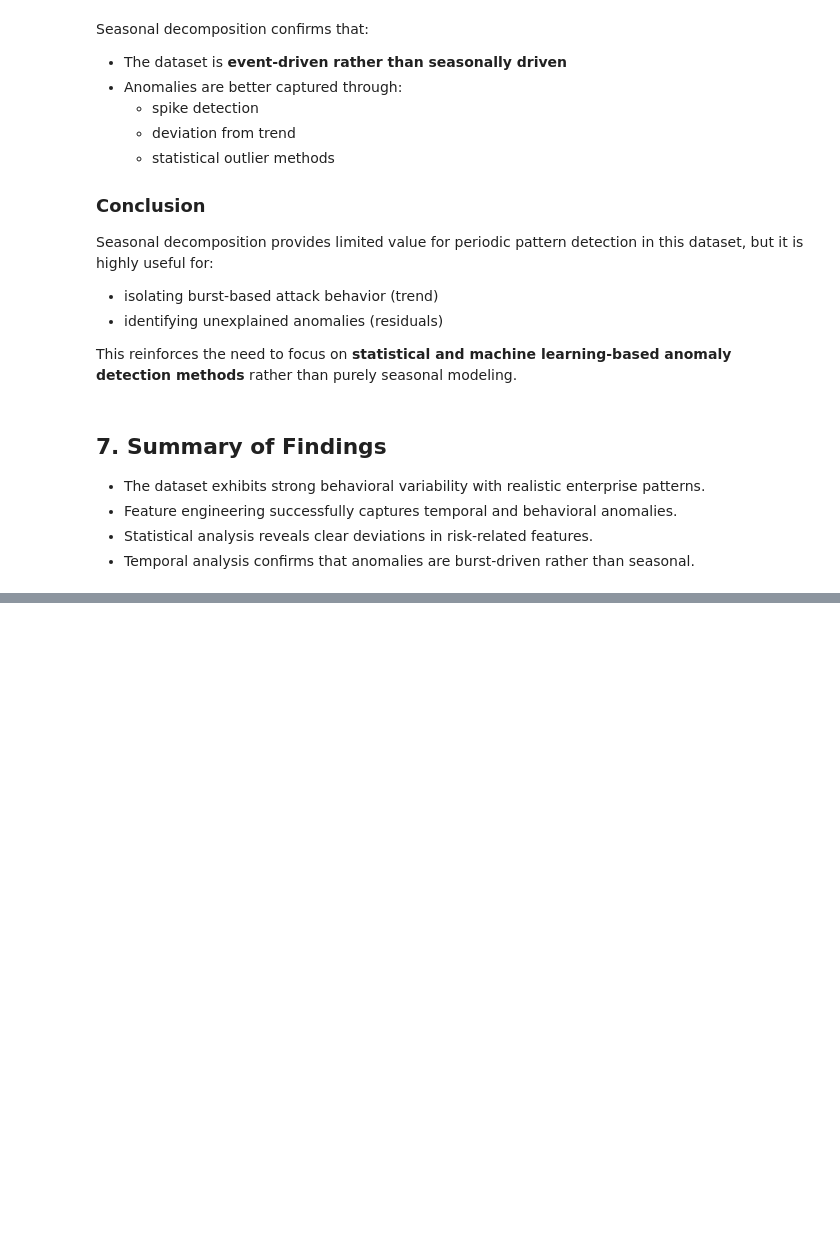
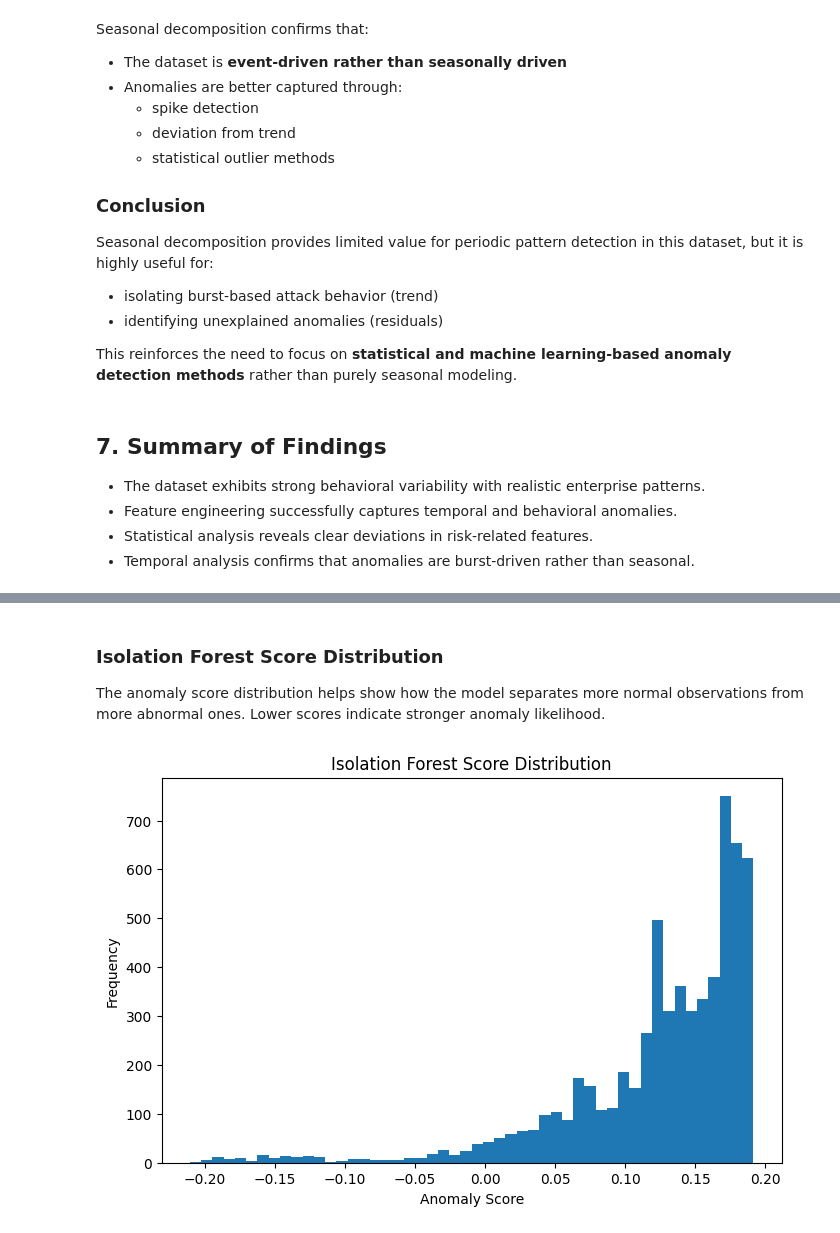
Before and after one commit to 0x0allenace/security-anomaly-project, a Jupyter notebook: notebooks/exploration.ipynb, the cells around one changed output, grey strips where cells are left out. Saved outputs shown, nothing was run; the diff lists cells and outputs as text; code cells hidden in the pictures; blank space fills up the shorter version.

```diff
--- a/notebooks/exploration.ipynb
+++ b/notebooks/exploration.ipynb
@@ -613,0 +642,12 @@ This reinforces the need to focus on **statistical and machine learning-based an
+# %% [markdown]
+### Isolation Forest Score Distribution
+The anomaly score distribution helps show how the model separates more normal observations from more abnormal ones. Lower scores indicate stronger anomaly likelihood.
+# %%
+plt.figure(figsize=(8,5))
+plt.hist(df_if["iforest_score"], bins=50)
+plt.title("Isolation Forest Score Distribution")
+plt.xlabel("Anomaly Score")
+plt.ylabel("Frequency")
+plt.show()
+# %% [output]
+[figure, added]
```
Also changed, not shown: parts of 46 cells of this notebook, 3 other files.
